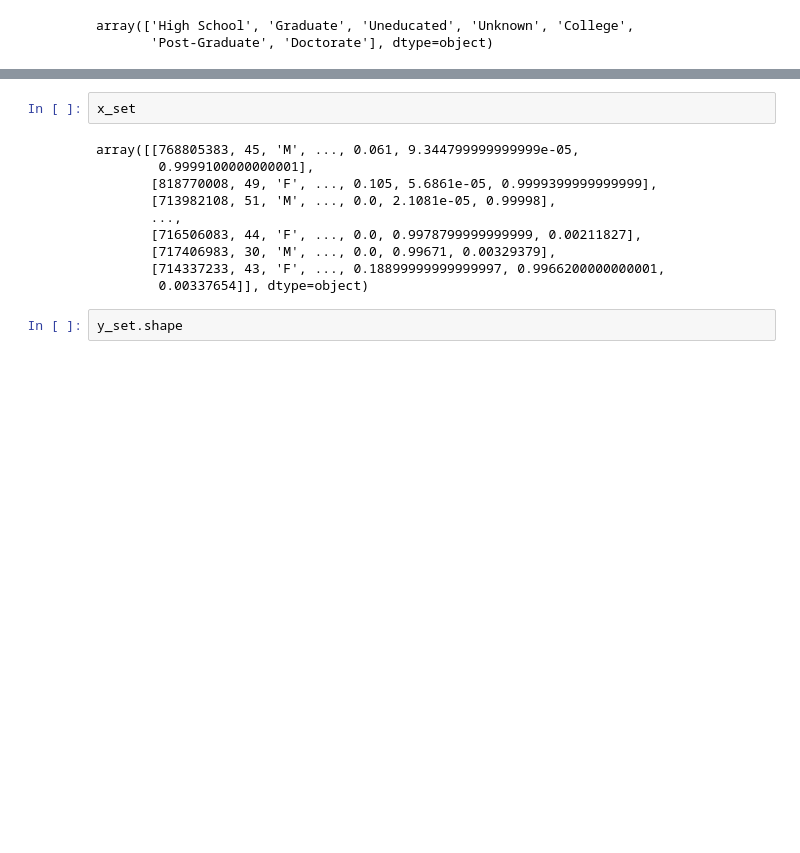
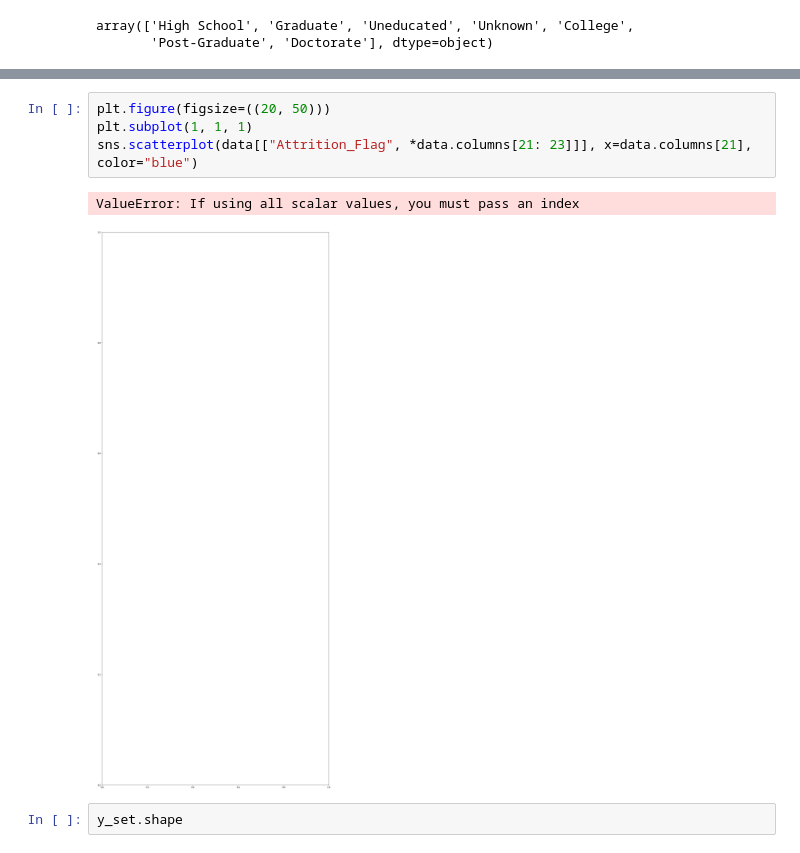
Before and after one commit to rnd4u-org/2021-knu-churn, a Jupyter notebook: classification_test-programs.ipynb, the cells around one changed output, grey strips where cells are left out. Saved outputs shown, nothing was run; the diff lists cells and outputs as text; blank space fills up the shorter version.

```diff
--- a/classification_test-programs.ipynb
+++ b/classification_test-programs.ipynb
@@ -96,15 +227,10 @@ x_set, y_set = get_unique(x, y)
 # %%
-x_set
+plt.figure(figsize=((20, 50)))
+plt.subplot(1, 1, 1)
+sns.scatterplot(data[["Attrition_Flag", *data.columns[21: 23]]], x=data.columns[21], color="blue")
 # %% [output]
-array([[768805383, 45, 'M', ..., 0.061, 9.344799999999999e-05,
-        0.9999100000000001],
-       [818770008, 49, 'F', ..., 0.105, 5.6861e-05, 0.9999399999999999],
-       [713982108, 51, 'M', ..., 0.0, 2.1081e-05, 0.99998],
-       ...,
-       [716506083, 44, 'F', ..., 0.0, 0.9978799999999999, 0.00211827],
-       [717406983, 30, 'M', ..., 0.0, 0.99671, 0.00329379],
-       [714337233, 43, 'F', ..., 0.18899999999999997, 0.9966200000000001,
-        0.00337654]], dtype=object)
+ValueError: If using all scalar values, you must pass an index
+[figure, added]
 # %%
 y_set.shape
 # %% [output]
```
Also changed, not shown: parts of 9 cells of this notebook, 1 other file.
